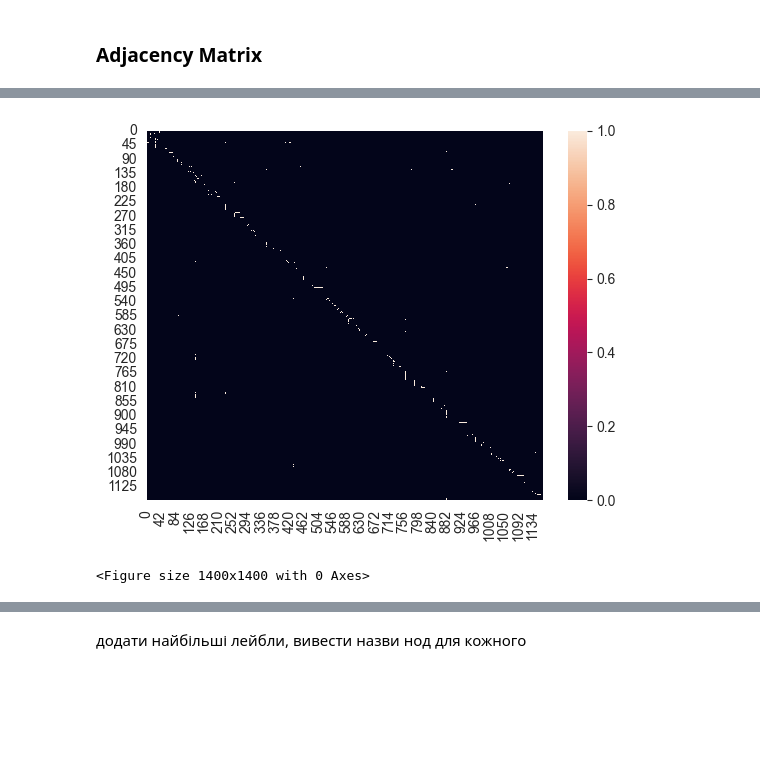
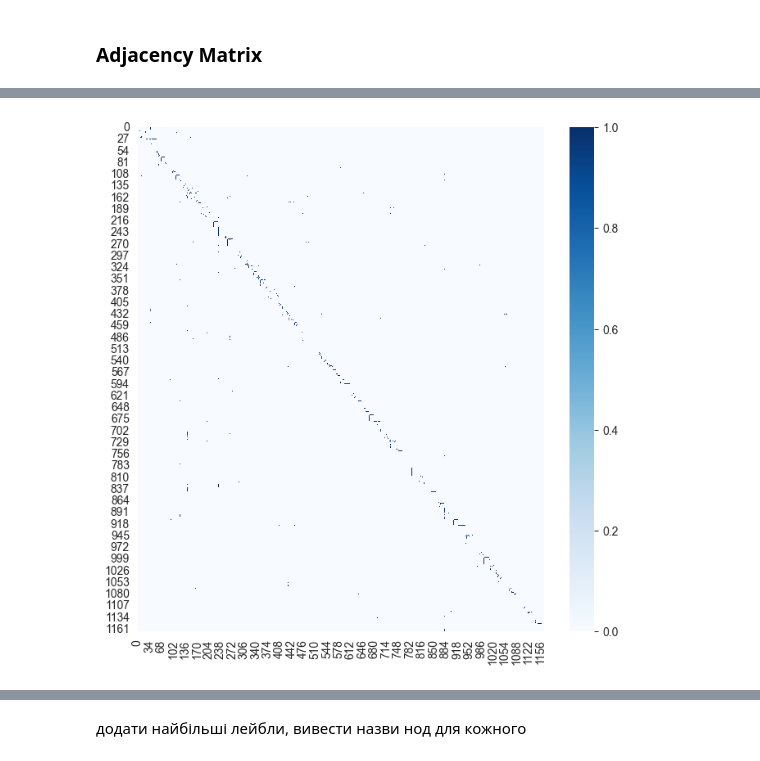
Before and after one commit to yeremeieva/NeuroKG, a Jupyter notebook: notebooks/kg_metrics.ipynb, the cells around one changed output, grey strips where cells are left out. Drawn from its saved outputs; the diff is of its cells as text; code cells hidden in the pictures; blank space fills up the shorter version.

```diff
--- a/notebooks/kg_metrics.ipynb
+++ b/notebooks/kg_metrics.ipynb
@@ -88,12 +88,16 @@ nodes_names_list = [node['node_id'] for node in nodes_names]
 # %%
 matrix = query('adjacency_matrix')
 # %%
-adjacency_matrix = np.zeros((len(nodes_names_list),len(nodes_names_list)), dtype=int)
+adjacency_matrix = [[0] * len(nodes_names_list) for _ in range(len(nodes_names_list))]
 # %%
 for i, node1 in enumerate(nodes_names_list):
     for elem in matrix:
         if elem['node1_id'] == node1:
             for j, node2 in enumerate(nodes_names_list):
                 if elem['node2_id'] == node2:
-                    adjacency_matrix[i][j] = 1
-                    adjacency_matrix[j][i] = 1
+                    node1_index = nodes_names_list.index(elem['node1_id'])
+                    node2_index = nodes_names_list.index(elem['node2_id'])
+                    adjacency_matrix[node1_index][node2_index] = 1
+                    adjacency_matrix[node2_index][node1_index] = 1
+                    # adjacency_matrix[i][j] = 1
+                    # adjacency_matrix[j][i] = 1
@@ -118,6 +104,7 @@ for i, node1 in enumerate(nodes_names_list):
 # %%
-ax = sns.heatmap(adjacency_matrix)
+plt.figure(figsize=(8, 8))
+ax = sns.heatmap(adjacency_matrix, cmap='Blues', vmin=0, vmax=1)
+# plt.savefig('heatmap2.pdf', format='pdf',  bbox_inches='tight')
 plt.show()
 # %% [output]
-[figure, old version]
+[figure, new version]
-<Figure size 1400x1400 with 0 Axes>
```
Also changed, not shown: parts of 3 cells of this notebook, 1 other file.
